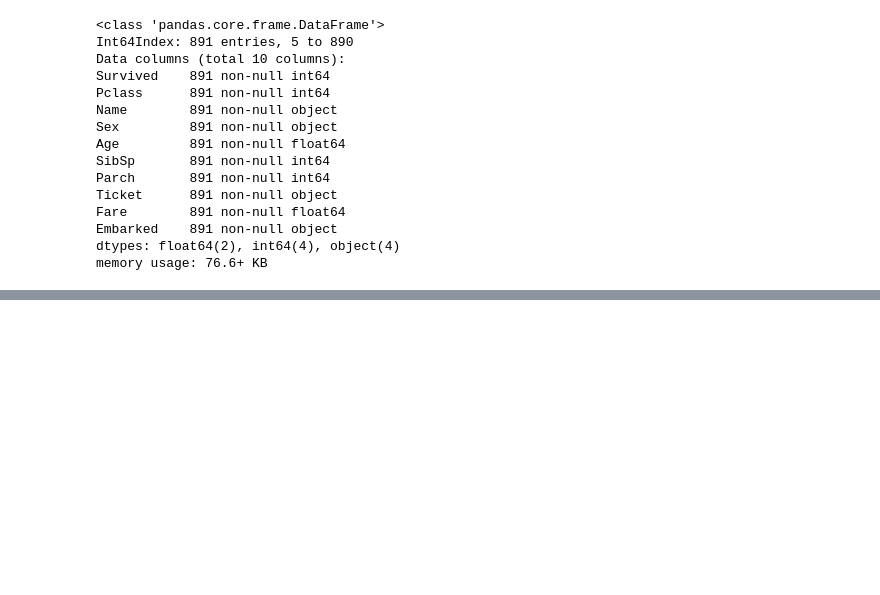
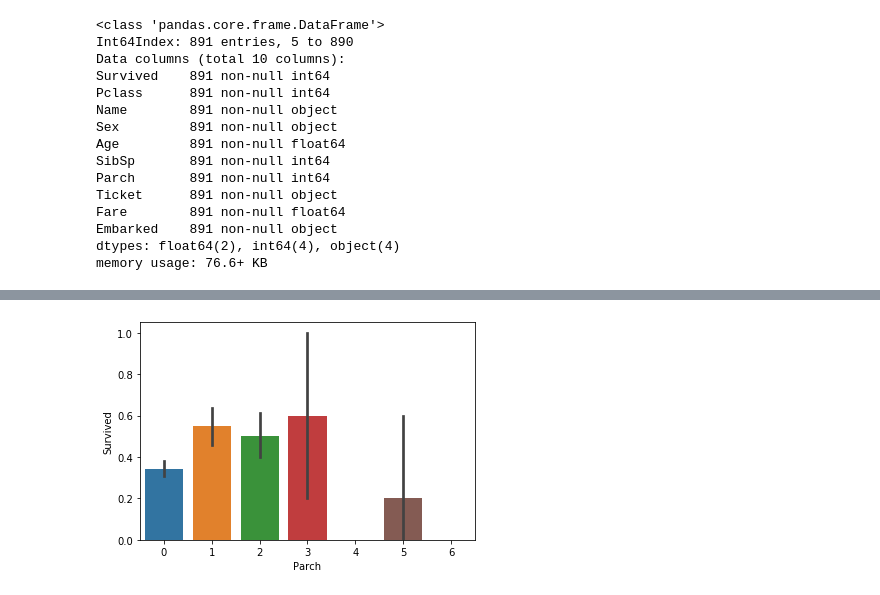
Before and after one commit to vccolombo/titanic-data-science, a Jupyter notebook: titanic.ipynb, the cells around one changed output, grey strips where cells are left out. Saved outputs shown, nothing was run; the diff lists cells and outputs as text; code cells hidden in the pictures; blank space fills up the shorter version.

```diff
--- a/titanic.ipynb
+++ b/titanic.ipynb
@@ -177,0 +345,5 @@ memory usage: 76.6+ KB
+# %%
+g = sns.barplot(x="Parch", y="Survived", data=df_droped)
+plt.show()
+# %% [output]
+[figure, added]
```
Also changed, not shown: parts of 24 cells of this notebook.
